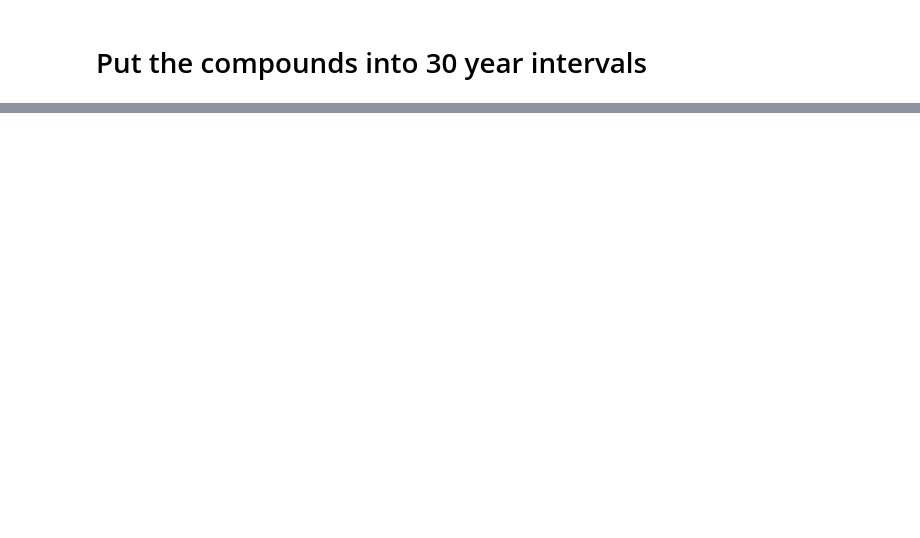
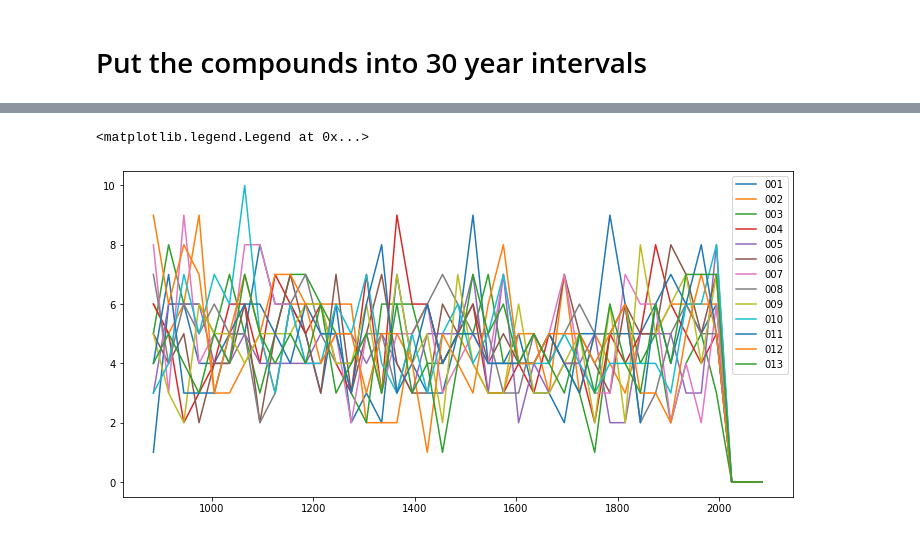
Before and after one commit to anton-seaice/compound, a Jupyter notebook: cesmTradIndecesCompounds.ipynb, the cells around one changed output, grey strips where cells are left out. Cells and saved outputs as stored; diff of their text form; code cells hidden in the pictures; blank space fills up the shorter version.

```diff
--- a/cesmTradIndecesCompounds.ipynb
+++ b/cesmTradIndecesCompounds.ipynb
@@ -171,0 +148,10 @@ plt.scatter(x, binnedPosCount.sel(experiment=expToPlot).values)
+# %%
+fig = plt.figure(figsize=(12,6))
+
+for iExp in list(_model.cesmFullForcings):
+    plt.plot(x, binnedPosCount.sel(experiment=iExp).values, label=iExp)
+
+plt.legend()
+# %% [output]
+<matplotlib.legend.Legend at 0x...>
+[figure, added]
```
Also changed, not shown: parts of 17 cells of this notebook, 13 other files.
